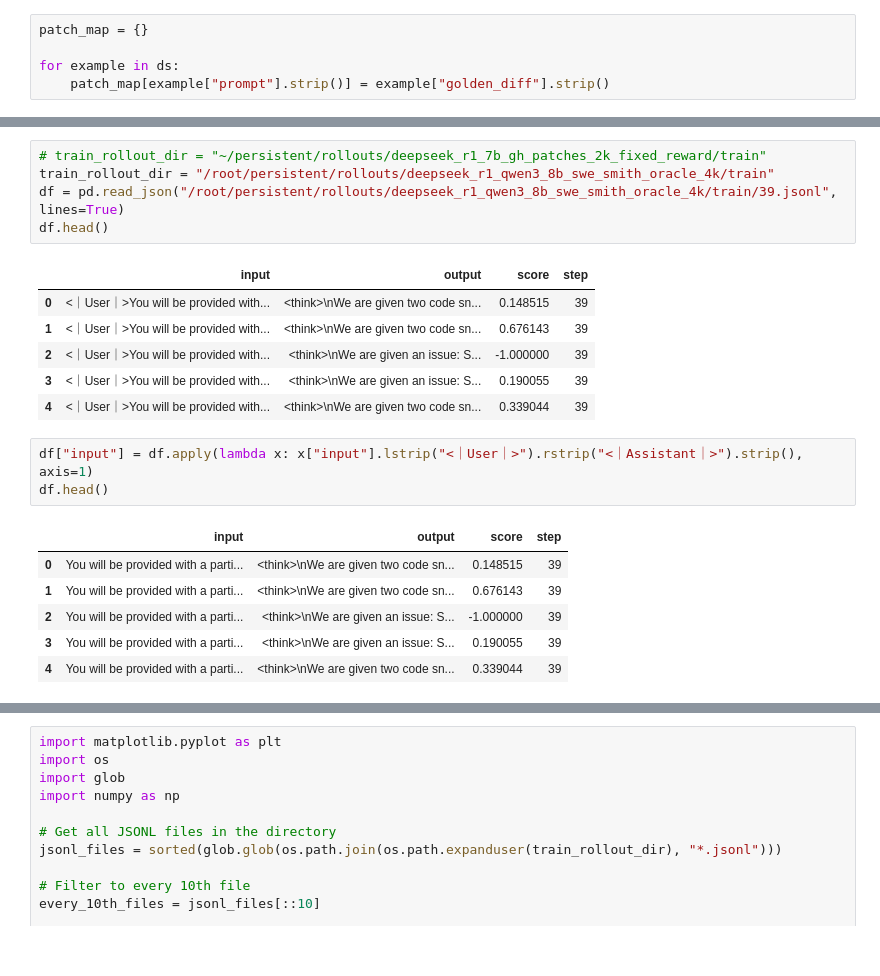
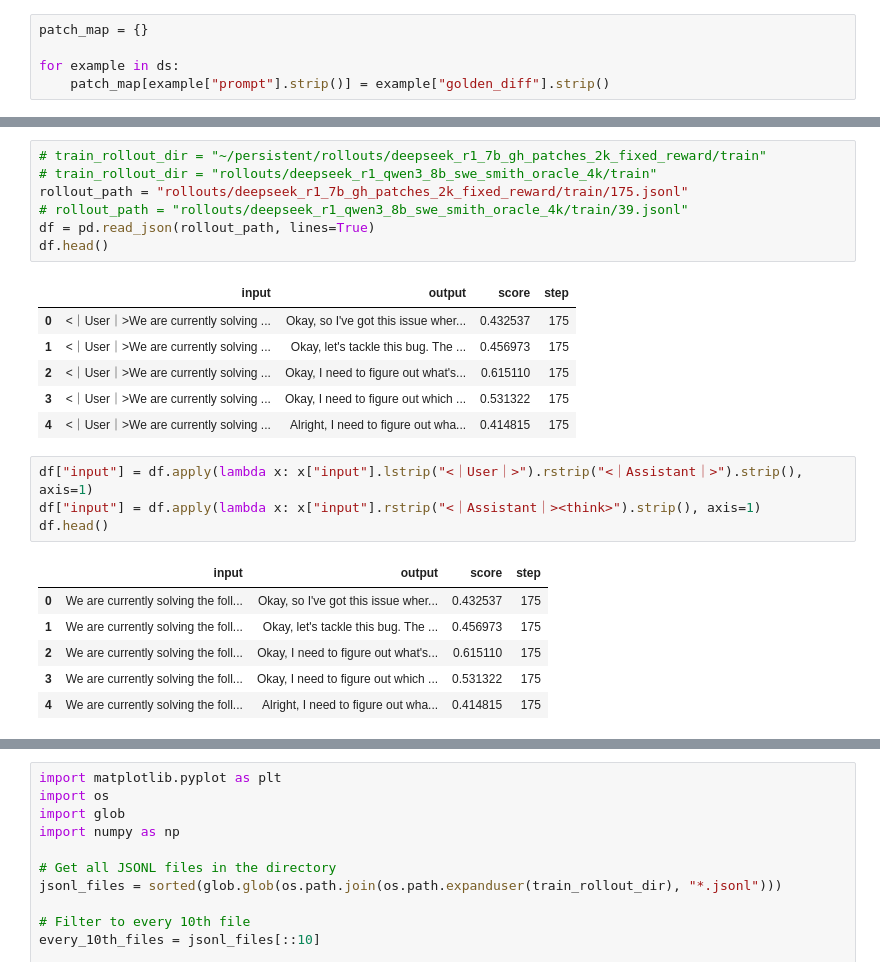
Before and after one commit to rasdani/verl, a Jupyter notebook: rollouts.ipynb, the cells around one changed output, grey strips where cells are left out. Cells and saved outputs as stored; diff of their text form.

```diff
--- a/rollouts.ipynb
+++ b/rollouts.ipynb
@@ -21,24 +132,27 @@ for example in ds:
 # %%
 # train_rollout_dir = "~/persistent/rollouts/deepseek_r1_7b_gh_patches_2k_fixed_reward/train"
-train_rollout_dir = "/root/persistent/rollouts/deepseek_r1_qwen3_8b_swe_smith_oracle_4k/train"
-df = pd.read_json("/root/persistent/rollouts/deepseek_r1_qwen3_8b_swe_smith_oracle_4k/train/39.jsonl", lines=True)
+# train_rollout_dir = "rollouts/deepseek_r1_qwen3_8b_swe_smith_oracle_4k/train"
+rollout_path = "rollouts/deepseek_r1_7b_gh_patches_2k_fixed_reward/train/175.jsonl"
+# rollout_path = "rollouts/deepseek_r1_qwen3_8b_swe_smith_oracle_4k/train/39.jsonl"
+df = pd.read_json(rollout_path, lines=True)
 df.head()
 # %% [output]
 |  | input | output | score | step |
-| 0 | <｜User｜>You will be provided with... | <think>\nWe are given two code sn... | 0.148515 | 39 |
-| 1 | <｜User｜>You will be provided with... | <think>\nWe are given two code sn... | 0.676143 | 39 |
-| 2 | <｜User｜>You will be provided with... | <think>\nWe are given an issue: S... | -1.000000 | 39 |
-| 3 | <｜User｜>You will be provided with... | <think>\nWe are given an issue: S... | 0.190055 | 39 |
-| 4 | <｜User｜>You will be provided with... | <think>\nWe are given two code sn... | 0.339044 | 39 |
+| 0 | <｜User｜>We are currently solving ... | Okay, so I've got this issue wher... | 0.432537 | 175 |
+| 1 | <｜User｜>We are currently solving ... | Okay, let's tackle this bug. The ... | 0.456973 | 175 |
+| 2 | <｜User｜>We are currently solving ... | Okay, I need to figure out what's... | 0.615110 | 175 |
+| 3 | <｜User｜>We are currently solving ... | Okay, I need to figure out which ... | 0.531322 | 175 |
+| 4 | <｜User｜>We are currently solving ... | Alright, I need to figure out wha... | 0.414815 | 175 |
 # %%
 df["input"] = df.apply(lambda x: x["input"].lstrip("<｜User｜>").rstrip("<｜Assistant｜>").strip(), axis=1)
+df["input"] = df.apply(lambda x: x["input"].rstrip("<｜Assistant｜><think>").strip(), axis=1)
 df.head()
 # %% [output]
 |  | input | output | score | step |
-| 0 | You will be provided with a parti... | <think>\nWe are given two code sn... | 0.148515 | 39 |
-| 1 | You will be provided with a parti... | <think>\nWe are given two code sn... | 0.676143 | 39 |
-| 2 | You will be provided with a parti... | <think>\nWe are given an issue: S... | -1.000000 | 39 |
-| 3 | You will be provided with a parti... | <think>\nWe are given an issue: S... | 0.190055 | 39 |
-| 4 | You will be provided with a parti... | <think>\nWe are given two code sn... | 0.339044 | 39 |
+| 0 | We are currently solving the foll... | Okay, so I've got this issue wher... | 0.432537 | 175 |
+| 1 | We are currently solving the foll... | Okay, let's tackle this bug. The ... | 0.456973 | 175 |
+| 2 | We are currently solving the foll... | Okay, I need to figure out what's... | 0.615110 | 175 |
+| 3 | We are currently solving the foll... | Okay, I need to figure out which ... | 0.531322 | 175 |
+| 4 | We are currently solving the foll... | Alright, I need to figure out wha... | 0.414815 | 175 |
 # %%
 idx = 0
```
Also changed, not shown: parts of 6 cells of this notebook, 3 other files.
